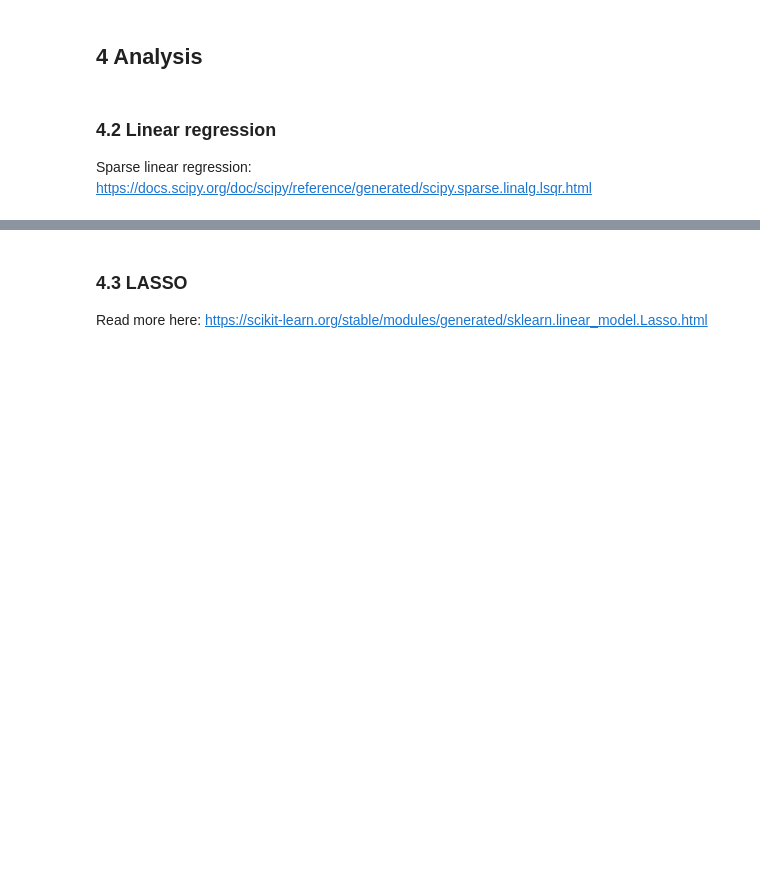
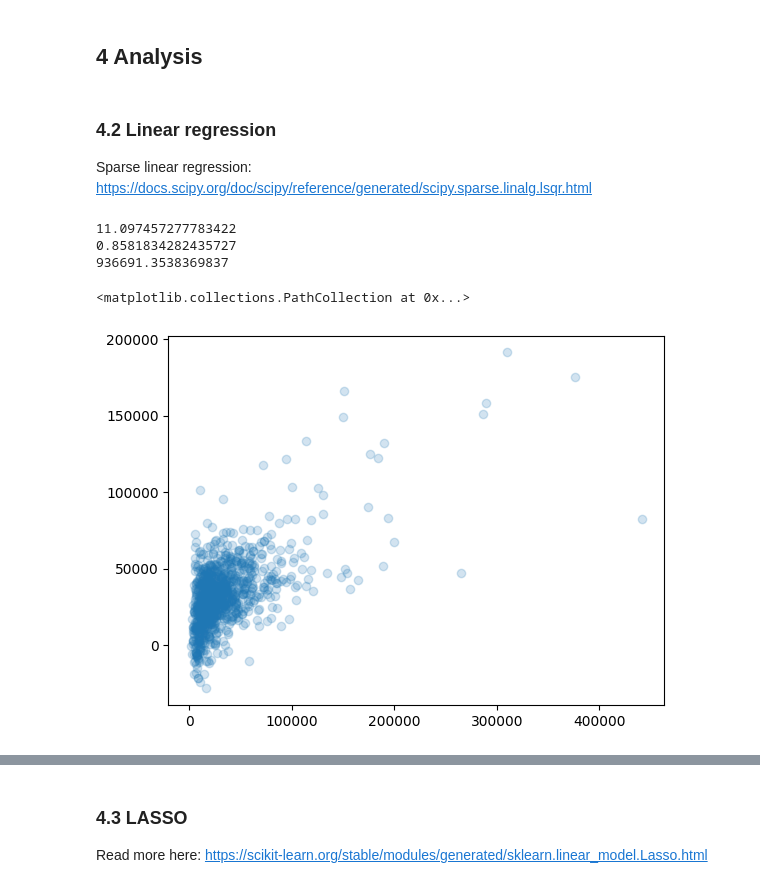
Before and after one commit to HealthRex/CDSS, a Jupyter notebook: scripts/InpatientVariabilityUpdate/Master file.ipynb, the cells around one changed output, grey strips where cells are left out. Saved outputs shown, nothing was run; the diff lists cells and outputs as text; code cells hidden in the pictures; blank space fills up the shorter version.

```diff
--- a/scripts/InpatientVariabilityUpdate/Master file.ipynb
+++ b/scripts/InpatientVariabilityUpdate/Master file.ipynb
@@ -345,7 +579,18 @@ x, istop, itn, r1norm, r2norm = lsqr(X_train, y_train)[:5]
 # %%
 y_hat = X_train@x
-print(max(abs(y_hat - y_train)))
-print(sum(abs(y_hat - y_train))/len(y_train))
+
+# Maximum and average absolute percentage prediction error
+print(max(abs(y_hat - y_train)/y_train))
+print(sum(abs(y_hat - y_train)/y_train)/len(y_train))
+
 print(r2norm)
+
+plt.scatter(y_train, y_hat, alpha=0.2)
+# %% [output]
+11.097457277783422
+0.8581834282435727
+936691.3538369837
+<matplotlib.collections.PathCollection at 0x...>
+[figure, added]
 # %%
 y_hat_test = X_test@x
```
Also changed, not shown: parts of 30 cells of this notebook.
